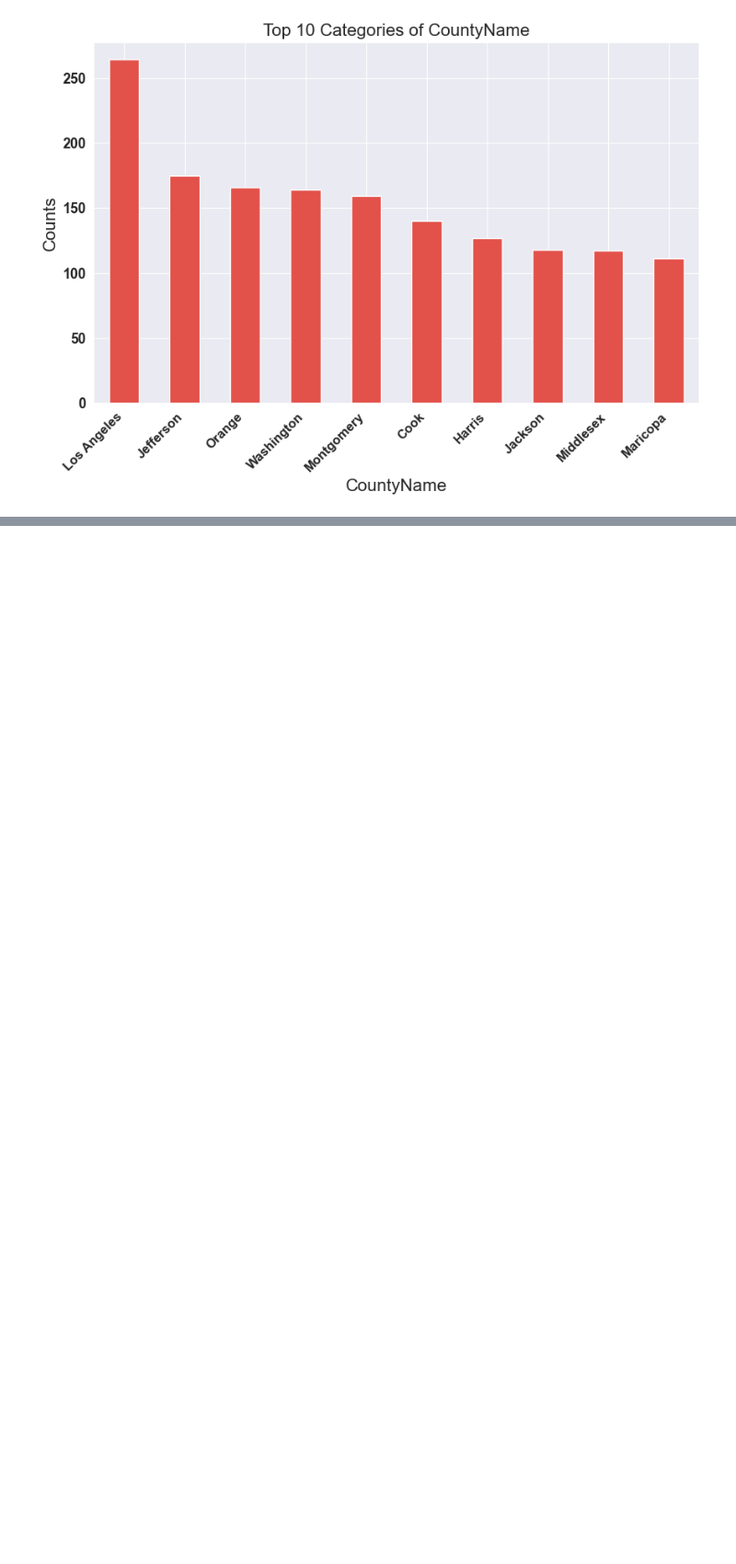
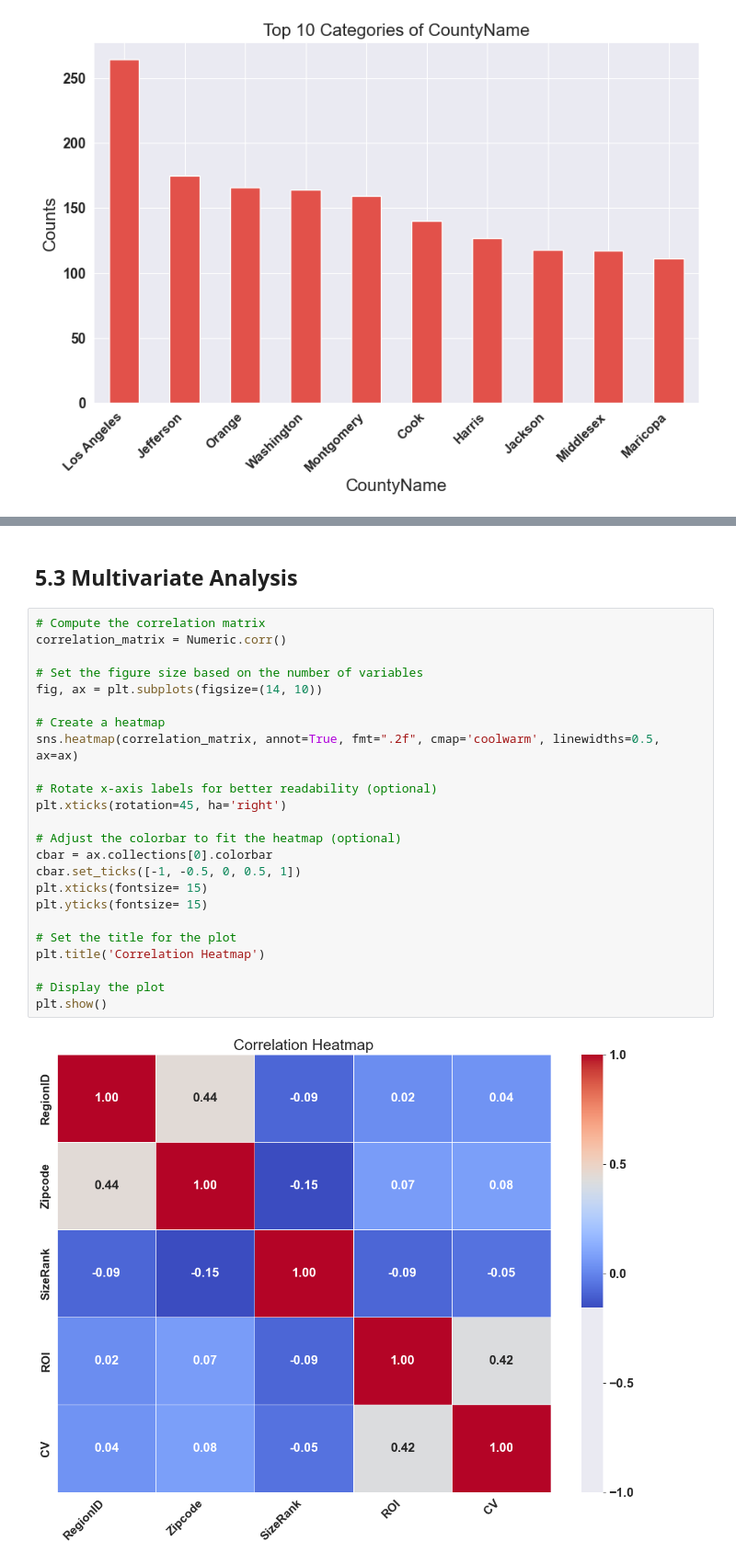
Before and after one commit to FionaNalianya/Forecasting-real-estate-prices, a Jupyter notebook: notebook.ipynb, the cells around one changed output, grey strips where cells are left out. Shown at 92% size. Cells and saved outputs as stored; diff of their text form; blank space fills up the shorter version.

```diff
--- a/notebook.ipynb
+++ b/notebook.ipynb
@@ -542,0 +599,28 @@ for column in categorical:
+# %% [markdown]
+## 5.3 Multivariate Analysis
+# %%
+# Compute the correlation matrix
+correlation_matrix = Numeric.corr()
+
+# Set the figure size based on the number of variables
+fig, ax = plt.subplots(figsize=(14, 10))
+
+# Create a heatmap
+sns.heatmap(correlation_matrix, annot=True, fmt=".2f", cmap='coolwarm', linewidths=0.5, ax=ax)
+
+# Rotate x-axis labels for better readability (optional)
+plt.xticks(rotation=45, ha='right')
+
+# Adjust the colorbar to fit the heatmap (optional)
+cbar = ax.collections[0].colorbar
+cbar.set_ticks([-1, -0.5, 0, 0.5, 1])
+plt.xticks(fontsize= 15)
+plt.yticks(fontsize= 15)
+
+# Set the title for the plot
+plt.title('Correlation Heatmap')
+
+# Display the plot
+plt.show()
+# %% [output]
+[figure, added]
```
Also changed, not shown: parts of 5 cells of this notebook.
